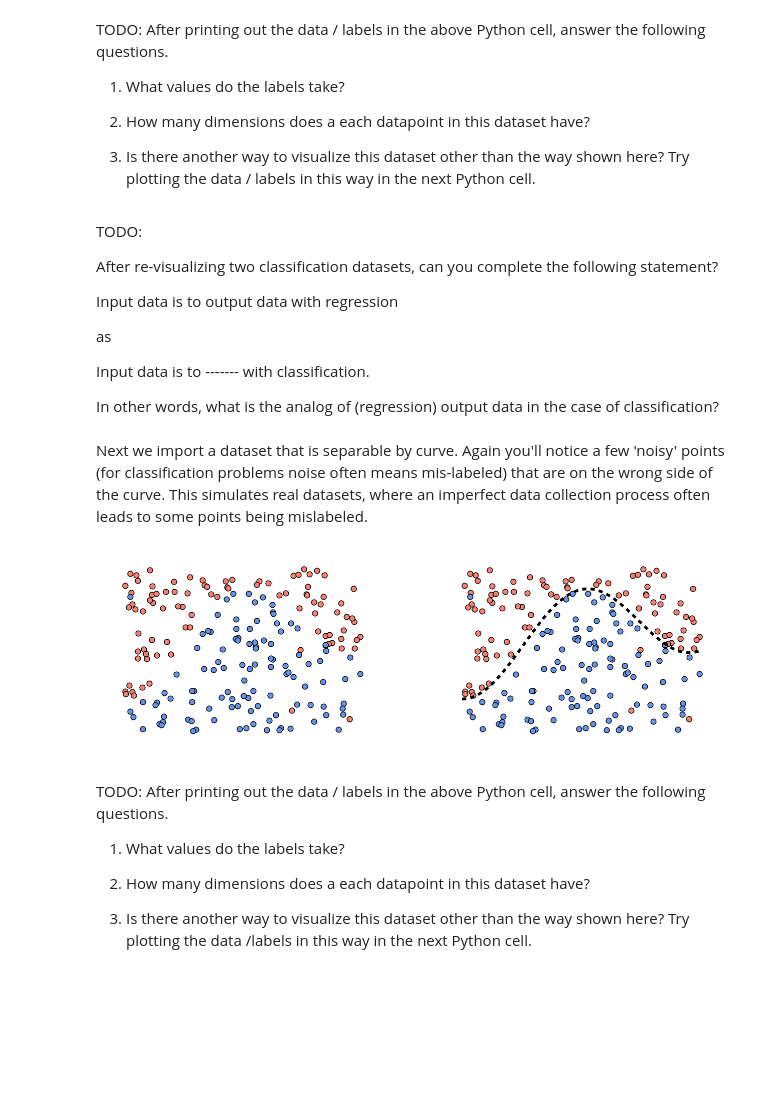
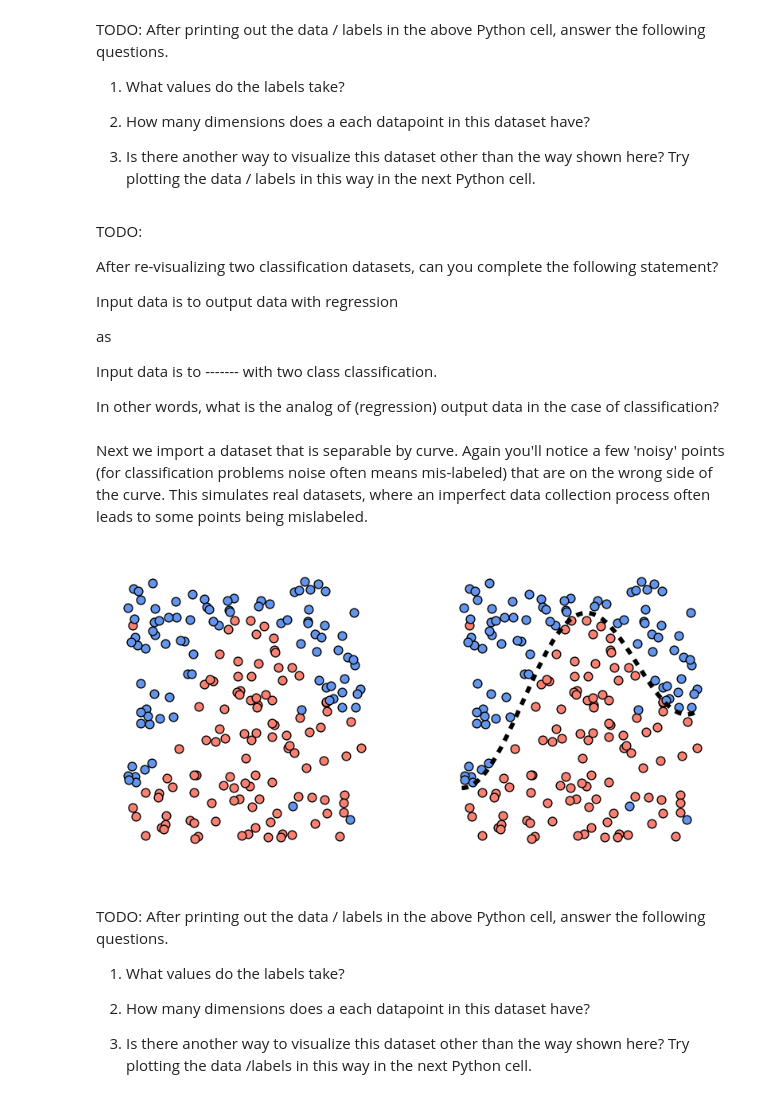
Before and after one commit to are7are7/austinMetis, a Jupyter notebook: layer_1/metis_classification_layer_1.ipynb, the cells around one changed output. Drawn from its saved outputs; the diff is of its cells as text; code cells hidden in the pictures; blank space fills up the shorter version.

```diff
--- a/layer_1/metis_classification_layer_1.ipynb
+++ b/layer_1/metis_classification_layer_1.ipynb
@@ -73,7 +73,7 @@ Input data is to output data with regression
 
 as
 
-Input data is to ------- with classification.
+Input data is to ------- with two class classification.
 
 
 In other words, what is the analog of (regression) output data in the case of classification?
@@ -81,18 +81,18 @@ In other words, what is the analog of (regression) output data in the case of cl
 Next we import a dataset that is separable by curve.  Again you'll notice a few 'noisy' points (for classification problems noise often means mis-labeled) that are on the wrong side of the curve.  This simulates real datasets, where an imperfect data collection process often leads to some points being mislabeled.
 # %%
 # load in the data and labels
-data = np.asarray(pd.read_csv('datasets/classif_nonlinear_data.csv'))
+data = np.asarray(pd.read_csv('datasets/classif_nonlinear_2class_data.csv'))
 input_data_2 = data[:,:-1]
 labels_2 = data[:,-1]
 
 # load in the true polynomial separator
-true_func_2 = np.asarray(pd.read_csv('datasets/classif_nonlinear_func.csv'))
+true_func_2 = np.asarray(pd.read_csv('datasets/classif_nonlinear_2class_func.csv'))
 
 # plot the data and true underlying data-generating function
 import classification_layer_1_utils as utils  # a set of simple plotting utilities for this notebook
-utils.cust_plt_util(input_data_2,labels_2,true_func_2)
+utils.classify_cust_plt_util(input_data_2,labels_2,true_func_2)
 # %% [output]
-[figure, old version]
+[figure, new version]
 # %%
 # TODO print out the dataset and labels, see what they look like numerically
 # %% [markdown]
```
Also changed, not shown: parts of 17 cells of this notebook, 12 other files.
